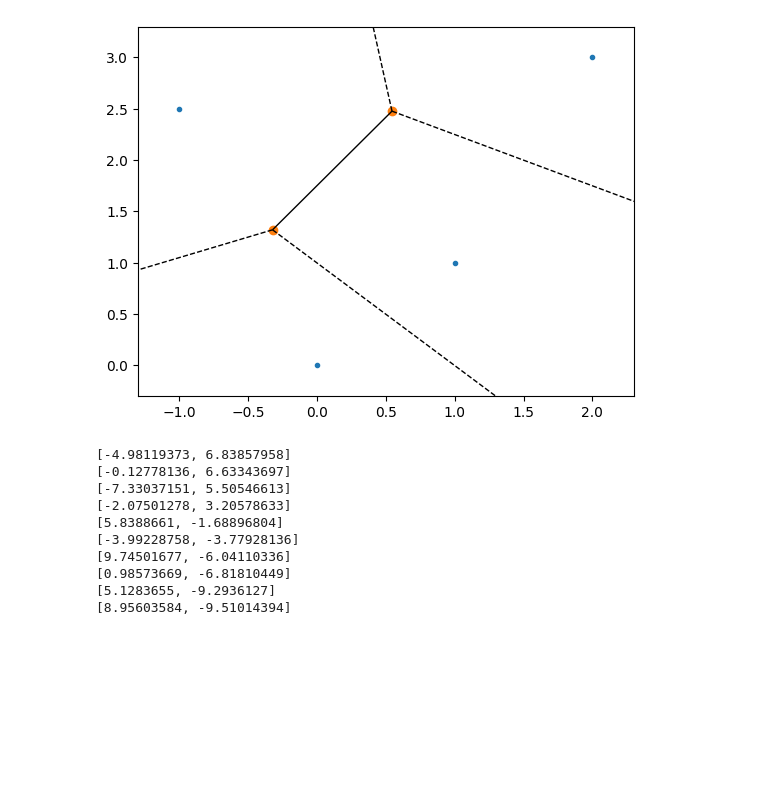
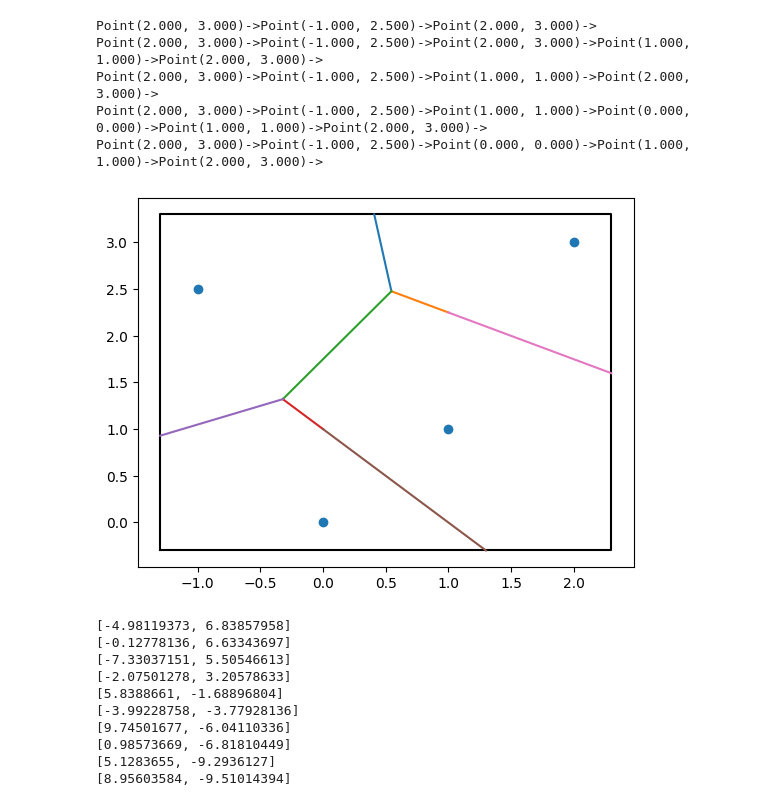
Before and after one commit to ReptilianEye/Voronoi-Diagram, a Jupyter notebook: test.ipynb, the cells around one changed output. Saved outputs shown, nothing was run; the diff lists cells and outputs as text; code cells hidden in the pictures; blank space fills up the shorter version.

```diff
--- a/test.ipynb
+++ b/test.ipynb
@@ -7,40 +8,49 @@ points = [(0, 0), (1, 1), (2, 3), (-1, 2.5)]
 # %%
 # !pip install scipy
 # %%
-def Voronoi():
-    import numpy as np
-    import matplotlib.pyplot as plt
-    from scipy.spatial import Voronoi, voronoi_plot_2d
+# def Voronoi():
+#     import numpy as np
+#     import matplotlib.pyplot as plt
+#     from scipy.spatial import Voronoi, voronoi_plot_2d
 
-    # example of point
-    p1x = 0
-    p1y = 0
-    p2x = 1
-    p2y = 1
-    p3x = 2
-    p3y = 3
-    p4x = -1
-    p4y = 2.5
+#     # example of point
+#     p1x = 0
+#     p1y = 0
+#     p2x = 1
+#     p2y = 1
+#     p3x = 2
+#     p3y = 3
+#     p4x = -1
+#     p4y = 2.5
 
-    # This vector will include all the points of your Voronoi diagram
-    fullvec = []
-    fullvec.append([p1x, p1y])
-    fullvec.append([p2x, p2y])
-    fullvec.append([p3x, p3y])
-    fullvec.append([p4x, p4y])
+#     # This vector will include all the points of your Voronoi diagram
+#     fullvec = []
+#     fullvec.append([p1x, p1y])
+#     fullvec.append([p2x, p2y])
+#     fullvec.append([p3x, p3y])
+#     fullvec.append([p4x, p4y])
 
-    # convert the list to a numpy array
-    points = np.array(fullvec)
+#     # convert the list to a numpy array
+#     points = np.array(fullvec)
 
-    # use the Voronoi library
-    vor = Voronoi(points)
-    voronoi_plot_2d(vor)
-    plt.show()
+#     # use the Voronoi library
+#     vor = Voronoi(points)
+#     voronoi_plot_2d(vor)
+#     plt.show()
 
 
-Voronoi()
+# Voronoi()
-# %% [output]
-[figure, removed]
+# %%
+vor = Voronoi(points)
+vis = vor.get_voronoi()
+vis.show()
+# %% [output]
+Point(2.000, 3.000)->Point(-1.000, 2.500)->Point(2.000, 3.000)->
+Point(2.000, 3.000)->Point(-1.000, 2.500)->Point(2.000, 3.000)->Point(1.000, 1.000)->Point(2.000, 3.000)->
+Point(2.000, 3.000)->Point(-1.000, 2.500)->Point(1.000, 1.000)->Point(2.000, 3.000)->
+Point(2.000, 3.000)->Point(-1.000, 2.500)->Point(1.000, 1.000)->Point(0.000, 0.000)->Point(1.000, 1.000)->Point(2.000, 3.000)->
+Point(2.000, 3.000)->Point(-1.000, 2.500)->Point(0.000, 0.000)->Point(1.000, 1.000)->Point(2.000, 3.000)->
+[figure, added]
 # %%
 def generate_uniform_points(left, right, n=10 ** 5):
     """
```
Also changed, not shown: parts of 6 cells of this notebook, 3 other files.
